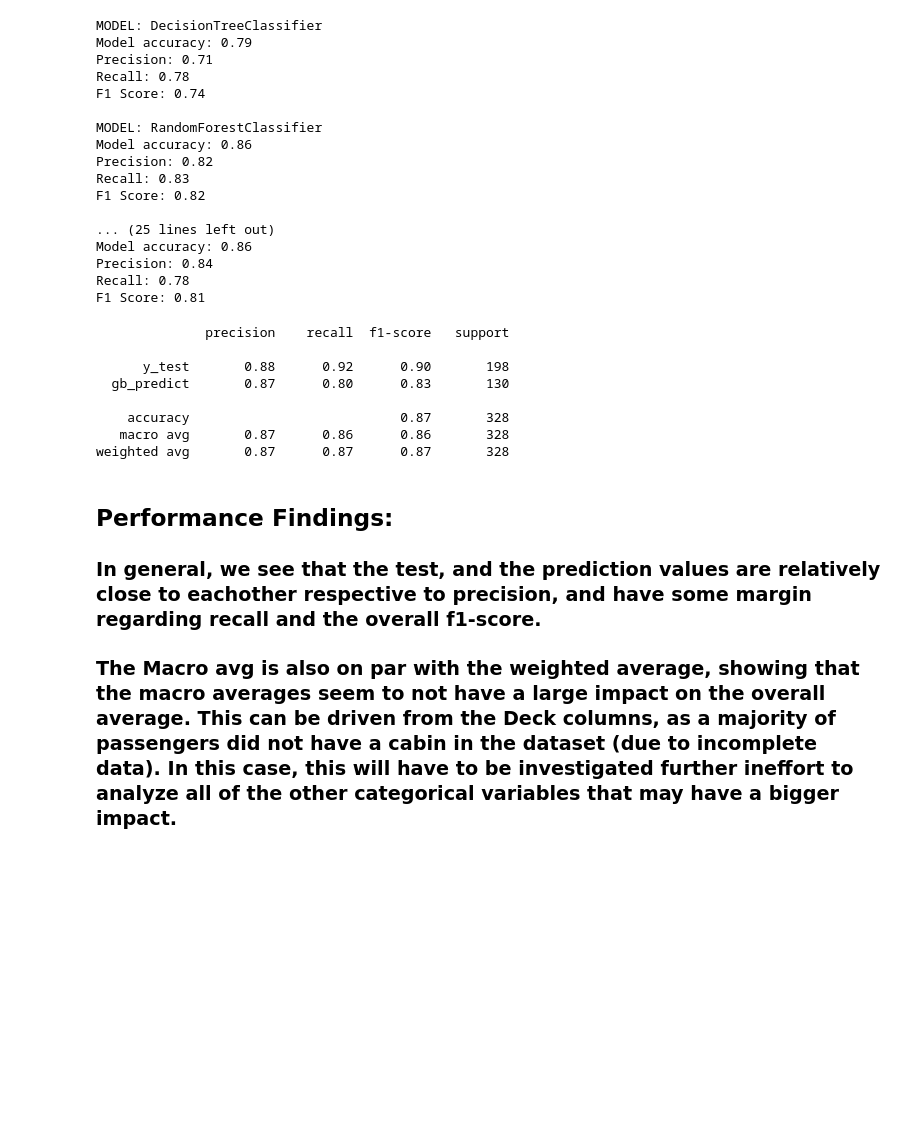
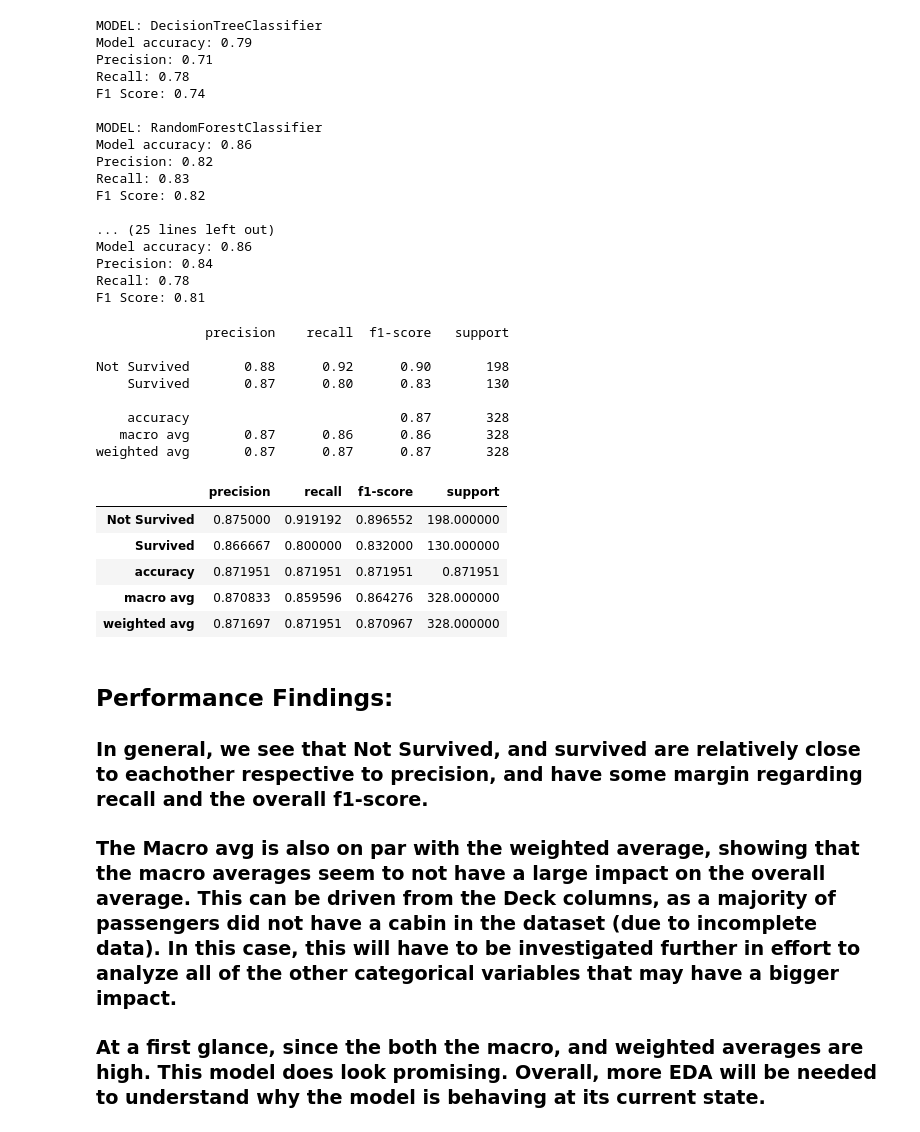
Before and after one commit to theryeguy92/Foundations-of-Machine-Learning, a Jupyter notebook: Foundations_of_Machine_Learning_Titanic_Data_Set.ipynb, the cells around one changed output. Cells and saved outputs as stored; diff of their text form; code cells hidden in the pictures; blank space fills up the shorter version.

```diff
--- a/Foundations_of_Machine_Learning_Titanic_Data_Set.ipynb
+++ b/Foundations_of_Machine_Learning_Titanic_Data_Set.ipynb
@@ -1156,19 +1170,32 @@ Recall: 0.78
 F1 Score: 0.81
 # %%
 #Model Performance: GradientBoostingClassifier
-print(classification_report(y_test, gb_y_pred, target_names=['y_test', 'gb_predict']))
+print(classification_report(y_test, gb_y_pred, target_names=['Not Survived', 'Survived']))
 # %% [output]
               precision    recall  f1-score   support
 
-      y_test       0.88      0.92      0.90       198
-  gb_predict       0.87      0.80      0.83       130
+Not Survived       0.88      0.92      0.90       198
+    Survived       0.87      0.80      0.83       130
 
     accuracy                           0.87       328
    macro avg       0.87      0.86      0.86       328
 weighted avg       0.87      0.87      0.87       328
+# %%
+report = classification_report(y_test, gb_y_pred, target_names=['Not Survived','Survived'], output_dict=True)
+df_report = pd.DataFrame(report).transpose()
+df_report
+# %% [output]
+|  | precision | recall | f1-score | support |
+| Not Survived | 0.875000 | 0.919192 | 0.896552 | 198.000000 |
+| Survived | 0.866667 | 0.800000 | 0.832000 | 130.000000 |
+| accuracy | 0.871951 | 0.871951 | 0.871951 | 0.871951 |
+| macro avg | 0.870833 | 0.859596 | 0.864276 | 328.000000 |
+| weighted avg | 0.871697 | 0.871951 | 0.870967 | 328.000000 |
 # %% [markdown]
 ## Performance Findings:
 
-### In general, we see that the test, and the prediction values are relatively close to eachother respective to precision, and have some margin regarding recall and the overall f1-score.
+### In general, we see that Not Survived, and survived are relatively close to eachother respective to precision, and have some margin regarding recall and the overall f1-score.
 
-### The Macro avg is also on par with the weighted average, showing that the macro averages seem to not have a large impact on the overall average. This can be driven from the Deck columns, as a majority of passengers did not have a cabin in the dataset (due to incomplete data). In this case, this will have to be investigated further ineffort to analyze all of the other categorical variables that may have a bigger impact.
+### The Macro avg is also on par with the weighted average, showing that the macro averages seem to not have a large impact on the overall average. This can be driven from the Deck columns, as a majority of passengers did not have a cabin in the dataset (due to incomplete data). In this case, this will have to be investigated further in effort to analyze all of the other categorical variables that may have a bigger impact.
+
+### At a first glance, since the both the macro, and weighted averages are high. This model does look promising. Overall, more EDA will be needed to understand why the model is behaving at its current state.
```
Also changed, not shown: parts of 59 cells of this notebook.
